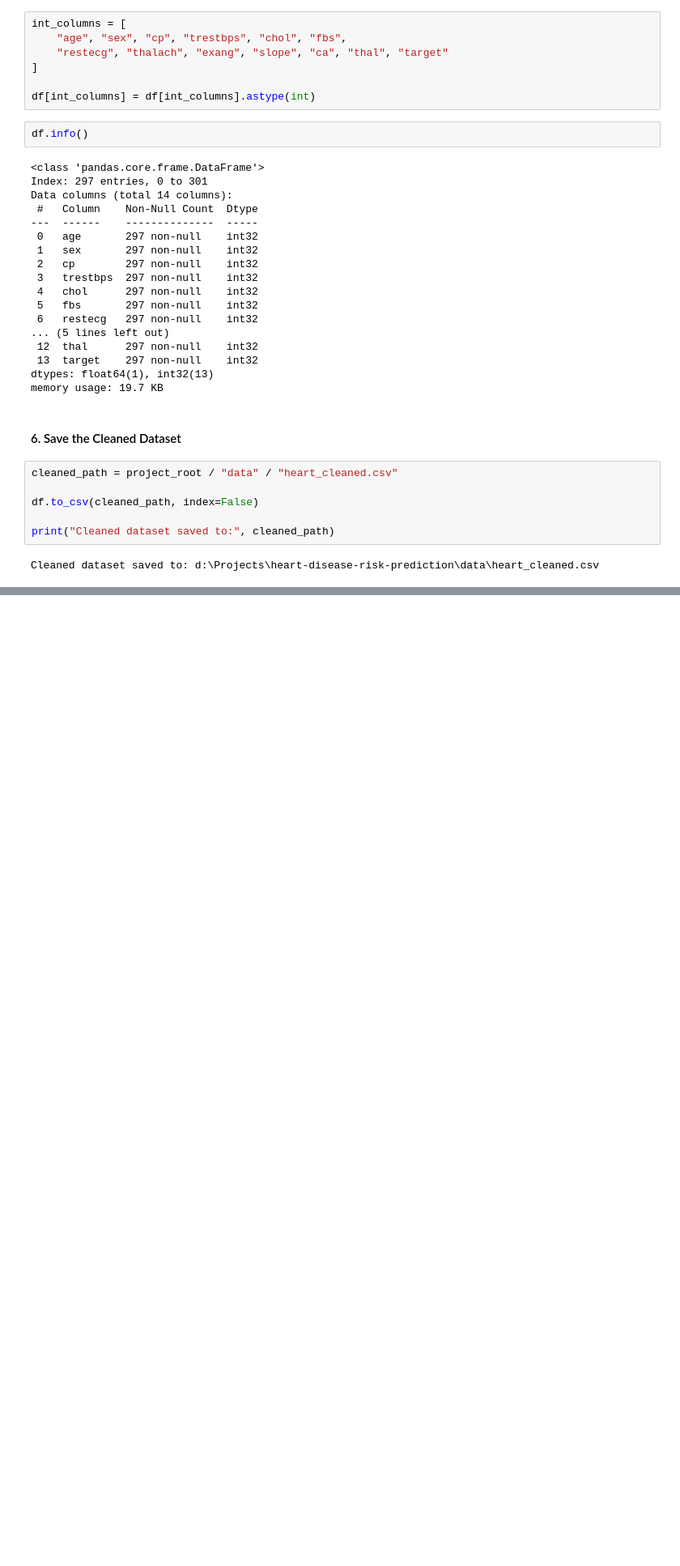
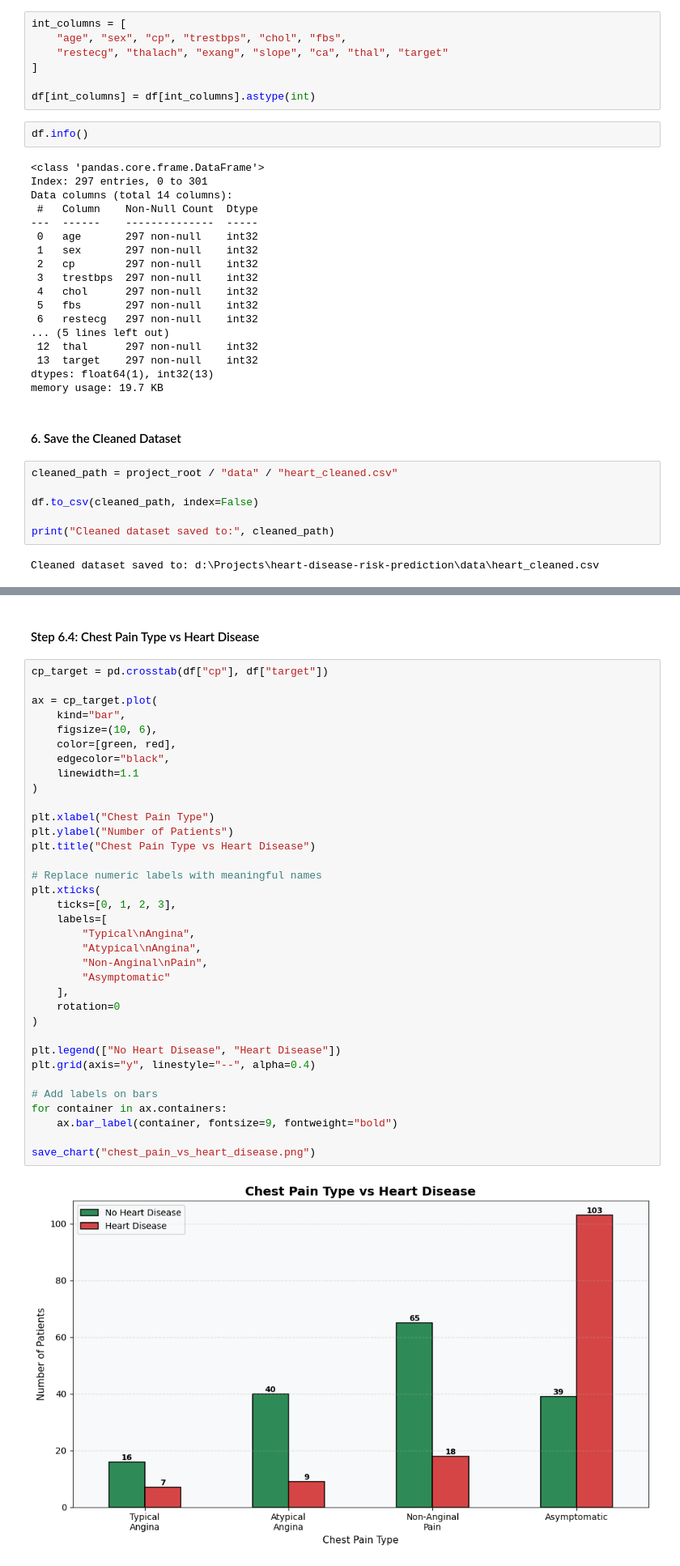
Before and after one commit to Usama2001/Heart-Disease-Risk-Prediction-Using-Decision-Trees-and-XGBoost, a Jupyter notebook: notebooks/heart_disease_prediction.ipynb, the cells around one changed output, grey strips where cells are left out. Shown at 81% size. Drawn from its saved outputs; the diff is of its cells as text; blank space fills up the shorter version.

```diff
--- a/notebooks/heart_disease_prediction.ipynb
+++ b/notebooks/heart_disease_prediction.ipynb
@@ -272,0 +433,39 @@ Cleaned dataset saved to: d:\Projects\heart-disease-risk-prediction\data\heart_c
+# %% [markdown]
+#### Step 6.4: Chest Pain Type vs Heart Disease
+# %%
+cp_target = pd.crosstab(df["cp"], df["target"])
+
+ax = cp_target.plot(
+    kind="bar",
+    figsize=(10, 6),
+    color=[green, red],
+    edgecolor="black",
+    linewidth=1.1
+)
+
+plt.xlabel("Chest Pain Type")
+plt.ylabel("Number of Patients")
+plt.title("Chest Pain Type vs Heart Disease")
+
+# Replace numeric labels with meaningful names
+plt.xticks(
+    ticks=[0, 1, 2, 3],
+    labels=[
+        "Typical\nAngina",
+        "Atypical\nAngina",
+        "Non-Anginal\nPain",
+        "Asymptomatic"
+    ],
+    rotation=0
+)
+
+plt.legend(["No Heart Disease", "Heart Disease"])
+plt.grid(axis="y", linestyle="--", alpha=0.4)
+
+# Add labels on bars
+for container in ax.containers:
+    ax.bar_label(container, fontsize=9, fontweight="bold")
+
+save_chart("chest_pain_vs_heart_disease.png")
+# %% [output]
+[figure, added]
```
Also changed, not shown: parts of 26 cells of this notebook, 10 other files.
